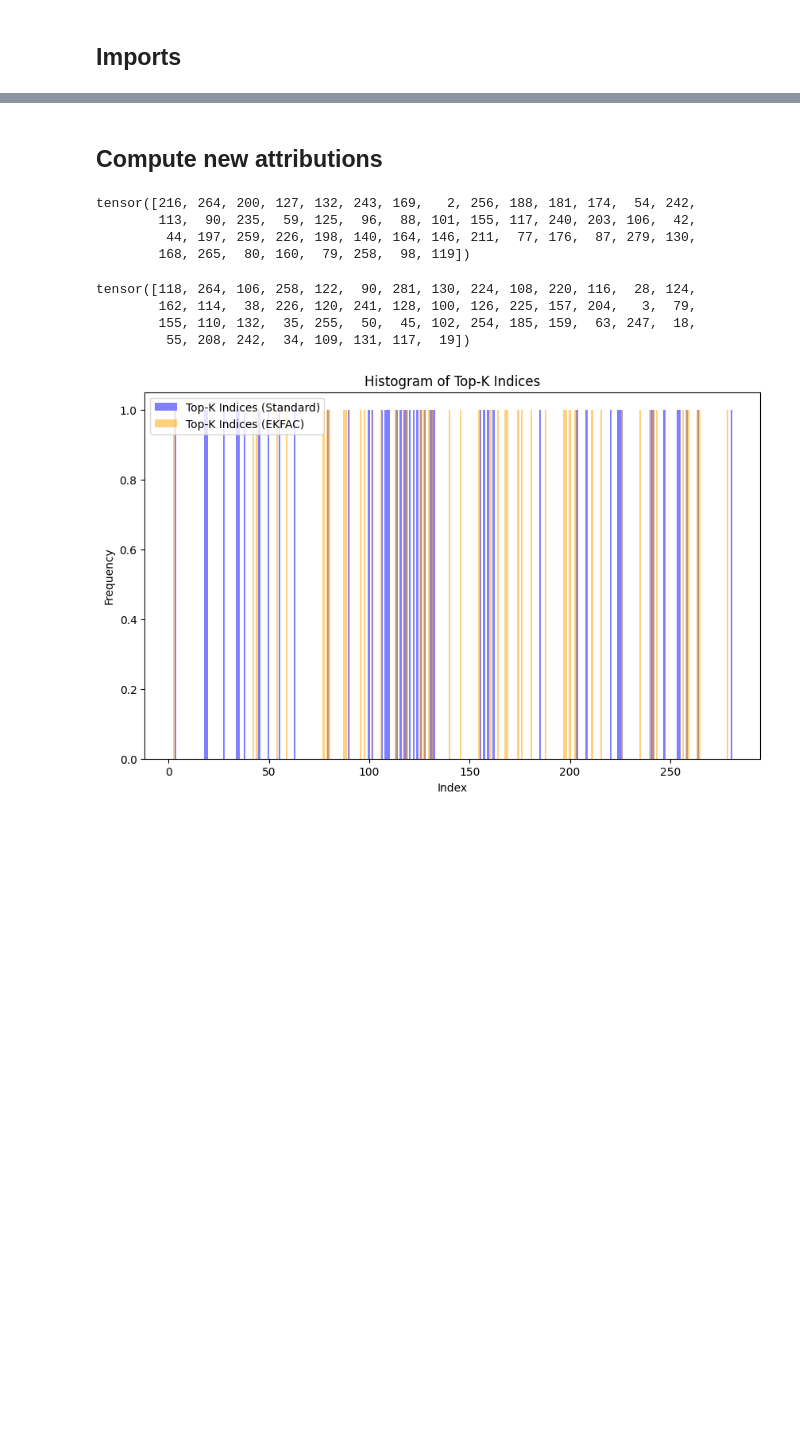
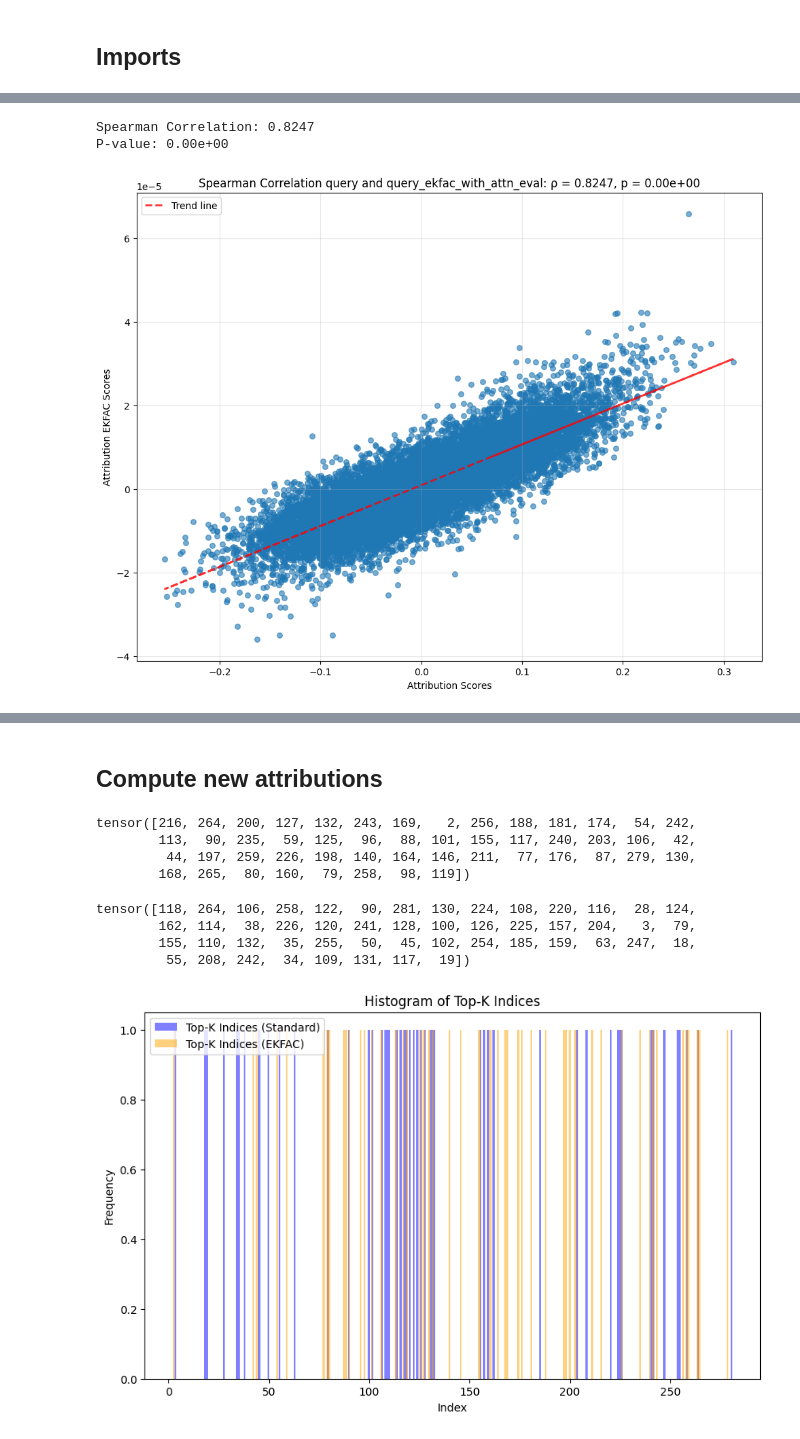
Before and after one commit to baberabb/bergson, a Jupyter notebook: bergson/hessians/data_filtering_ekfac.ipynb, the cells around one changed output, grey strips where cells are left out. Cells and saved outputs as stored; diff of their text form; code cells hidden in the pictures; blank space fills up the shorter version.

```diff
--- a/bergson/hessians/data_filtering_ekfac.ipynb
+++ b/bergson/hessians/data_filtering_ekfac.ipynb
@@ -87,0 +175,7 @@ torch.Size([4800])
+# %%
+names_index = index.dtype.names
+names_queries = queries.dtype.names
+names_queries_ekfac = queries_ekfac.dtype.names
+
+names_intersection = list(set(names_index).intersection(set(names_queries)))
+names_intersection_ekfac = list(set(names_index).intersection(set(names_queries_ekfac)))
@@ -87,0 +213,47 @@ torch.Size([4800])
+# %%
+attributions_ekfac = attributions_ekfac.cpu().numpy()
+attributions = attributions.cpu().numpy()
+# %%
+average_question_alignment = df_alignment_scores.groupby("question_id")["aligned"].mean()
+
+df_alignment_scores["advantage"] = (
+    df_alignment_scores["question_id"].map(average_question_alignment) - df_alignment_scores["aligned"]
+)
+# %%
+attributions_scores = np.nanmean(attributions * df_alignment_scores["advantage"].values, axis=1)
+attributions_ekfac_scores = np.nanmean(attributions_ekfac * df_alignment_scores["advantage"].values, axis=1)
+# %%
+import numpy as np
+import matplotlib.pyplot as plt
+from scipy.stats import spearmanr
+
+# Calculate Spearman correlation
+mask = ~(np.isnan(attributions_scores) | np.isnan(attributions_ekfac_scores))
+clean_scores1 = attributions_scores[mask]
+clean_scores2 = attributions_ekfac_scores[mask]
+
+spearman_corr, p_value = spearmanr(clean_scores1, clean_scores2)
+
+print(f"Spearman Correlation: {spearman_corr:.4f}")
+print(f"P-value: {p_value:.2e}")
+
+# Create scatter plot
+plt.figure(figsize=(10, 8))
+plt.scatter(clean_scores1, clean_scores2, alpha=0.6, s=30)
+plt.xlabel("Attribution Scores")
+plt.ylabel("Attribution EKFAC Scores")
+plt.title(f"Spearman Correlation query and query_ekfac_with_attn_eval: ρ = {spearman_corr:.4f}, p = {p_value:.2e}")
+plt.grid(True, alpha=0.3)
+
+# Add trend line
+z = np.polyfit(clean_scores1, clean_scores2, 1)
+p = np.poly1d(z)
+plt.plot(clean_scores1, p(clean_scores1), "r--", alpha=0.8, linewidth=2, label="Trend line")
+plt.legend()
+
+plt.tight_layout()
+plt.show()
+# %% [output]
+Spearman Correlation: 0.8247
+P-value: 0.00e+00
+[figure, added]
```
Also changed, not shown: parts of 52 cells of this notebook, 5 other files.
